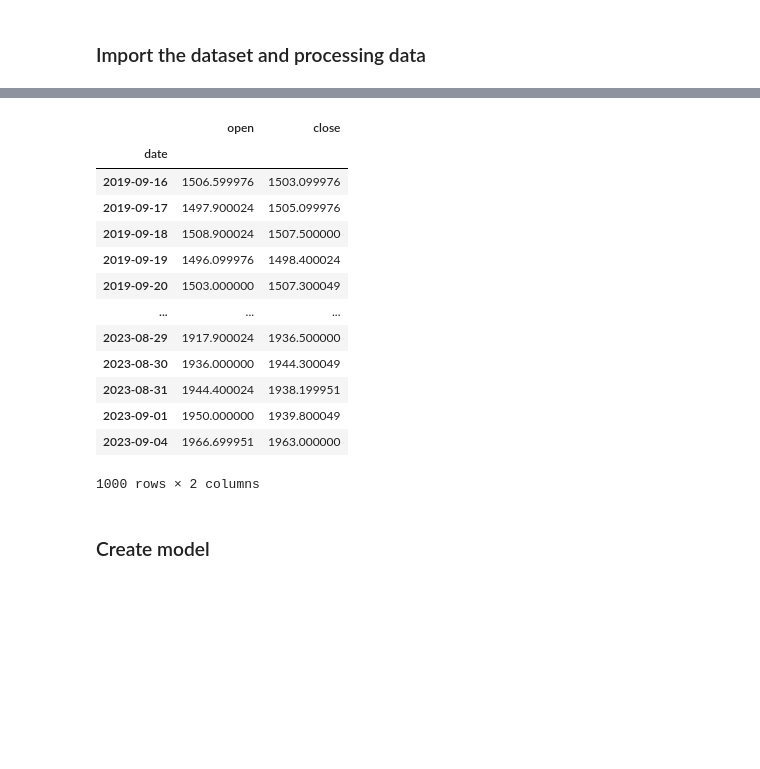
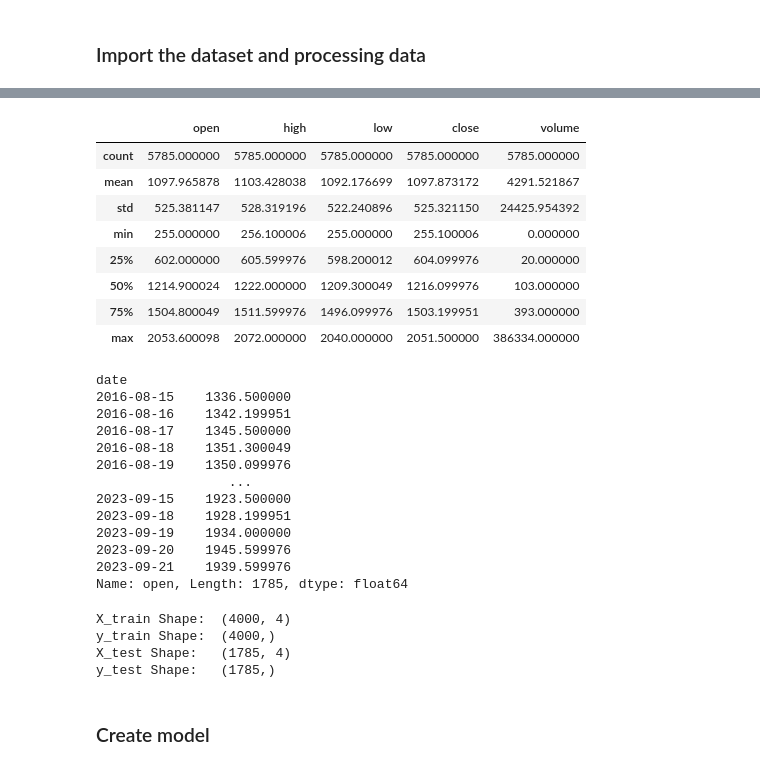
Before and after one commit to B11070043/Predict-price, a Jupyter notebook: Model.ipynb, the cells around one changed output, grey strips where cells are left out. Cells and saved outputs as stored; diff of their text form; code cells hidden in the pictures; blank space fills up the shorter version.

Commit message:
Add files via upload
Inside have model and test set
Model using LSTM model

```diff
--- a/Model.ipynb
+++ b/Model.ipynb
@@ -22 +99,13 @@ df.head()
+# %%
+df.describe()
+# %% [output]
+|  | open | high | low | close | volume |
+| count | 5785.000000 | 5785.000000 | 5785.000000 | 5785.000000 | 5785.000000 |
+| mean | 1097.965878 | 1103.428038 | 1092.176699 | 1097.873172 | 4291.521867 |
+| std | 525.381147 | 528.319196 | 522.240896 | 525.321150 | 24425.954392 |
+| min | 255.000000 | 256.100006 | 255.000000 | 255.100006 | 0.000000 |
+| 25% | 602.000000 | 605.599976 | 598.200012 | 604.099976 | 20.000000 |
+| 50% | 1214.900024 | 1222.000000 | 1209.300049 | 1216.099976 | 103.000000 |
+| 75% | 1504.800049 | 1511.599976 | 1496.099976 | 1503.199951 | 393.000000 |
+| max | 2053.600098 | 2072.000000 | 2040.000000 | 2051.500000 | 386334.000000 |
 # %%
@@ -25,21 +113,0 @@ Y = df[['open','close']]
-# %%
-x_train = X[:-1000]
-y_train = Y[:-1000]
-X_test = X[-1000:]
-Y_test = Y[-1000:]
-Y_test
-# %% [output]
-|  | open | close |
-| date |  |  |
-| 2019-09-16 | 1506.599976 | 1503.099976 |
-| 2019-09-17 | 1497.900024 | 1505.099976 |
-| 2019-09-18 | 1508.900024 | 1507.500000 |
-| 2019-09-19 | 1496.099976 | 1498.400024 |
-| 2019-09-20 | 1503.000000 | 1507.300049 |
-| ... | ... | ... |
-| 2023-08-29 | 1917.900024 | 1936.500000 |
-| 2023-08-30 | 1936.000000 | 1944.300049 |
-| 2023-08-31 | 1944.400024 | 1938.199951 |
-| 2023-09-01 | 1950.000000 | 1939.800049 |
-| 2023-09-04 | 1966.699951 | 1963.000000 |
-1000 rows × 2 columns
@@ -46,2 +120,32 @@ Y_test
+# %%
+x_train = Train_data
+y_train = Train_data['open']
+X_test = Test_data
+Y_test = Test_data['open']
+Y_test
+# %% [output]
+date
+2016-08-15    1336.500000
+2016-08-16    1342.199951
+2016-08-17    1345.500000
+2016-08-18    1351.300049
+2016-08-19    1350.099976
+                 ...
+2023-09-15    1923.500000
+2023-09-18    1928.199951
+2023-09-19    1934.000000
+2023-09-20    1945.599976
+2023-09-21    1939.599976
+Name: open, Length: 1785, dtype: float64
+# %%
+print('X_train Shape: ', x_train.shape)
+print('y_train Shape: ', y_train.shape)
+print('X_test Shape:  ', X_test.shape)
+print('y_test Shape:  ', Y_test.shape)
+# %% [output]
+X_train Shape:  (4000, 4)
+y_train Shape:  (4000,)
+X_test Shape:   (1785, 4)
+y_test Shape:   (1785,)
 # %% [markdown]
 ### Create model
```
Also changed, not shown: parts of 29 cells of this notebook.
